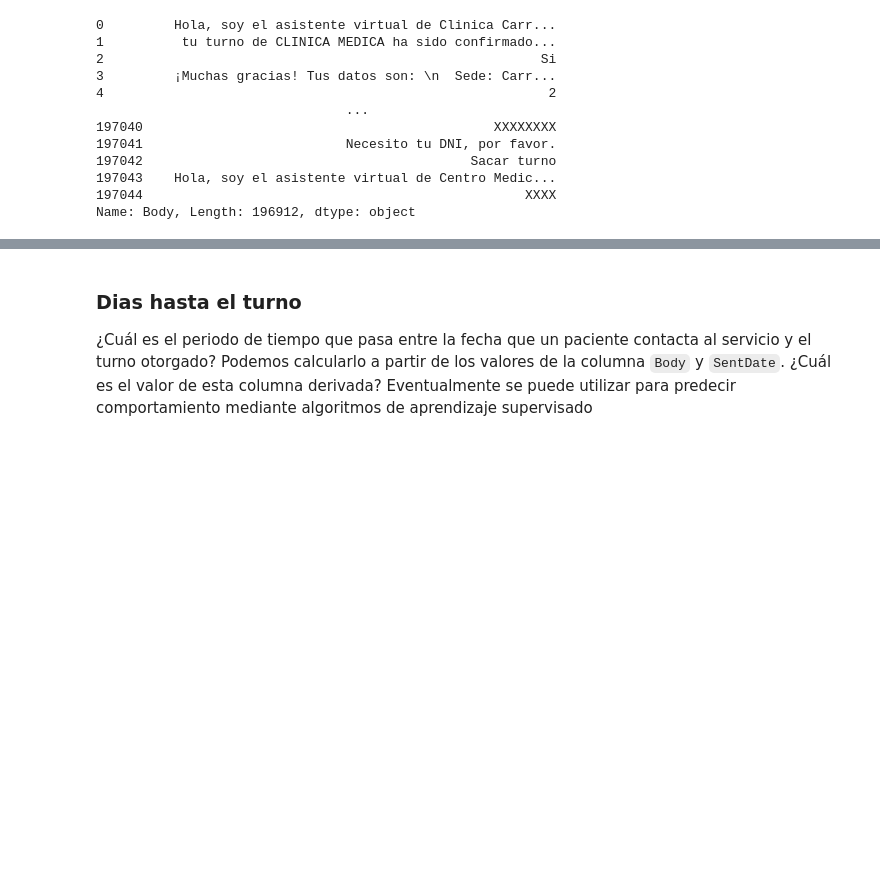
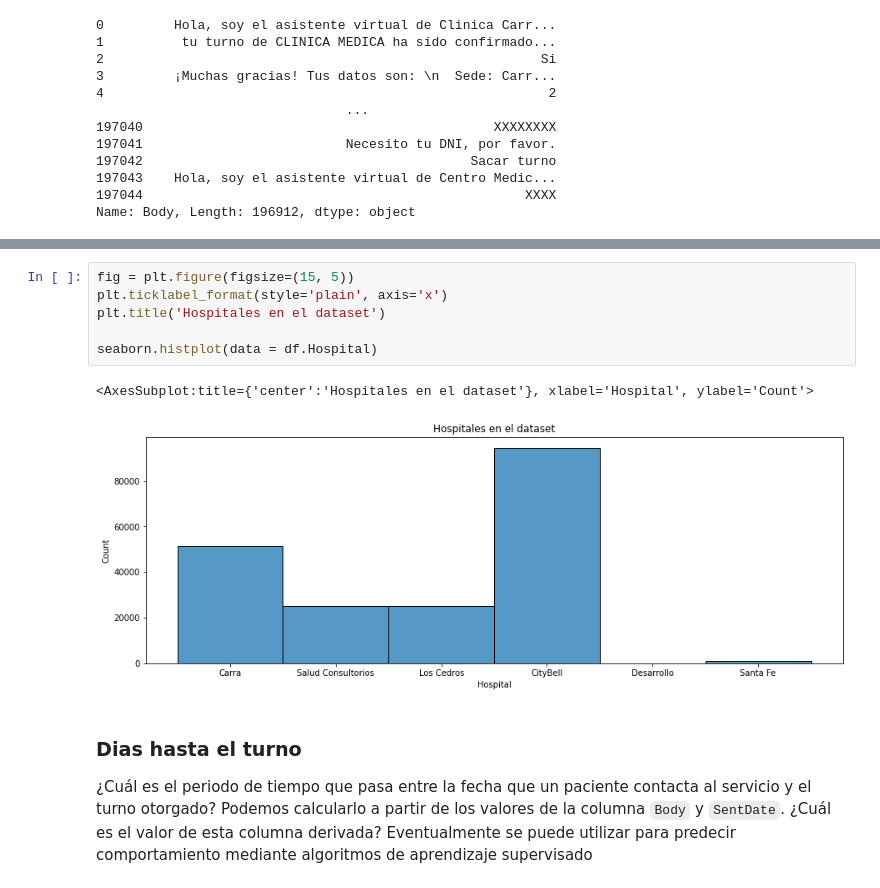
Before and after one commit to Tommmster/mentoria-diplodatos-chatbot, a Jupyter notebook: entrega_2/practico_2_t.ipynb, the cells around one changed output, grey strips where cells are left out. Saved outputs shown, nothing was run; the diff lists cells and outputs as text; blank space fills up the shorter version.

```diff
--- a/entrega_2/practico_2_t.ipynb
+++ b/entrega_2/practico_2_t.ipynb
@@ -351,3 +379,12 @@ Name: Body, Length: 196912, dtype: object
+# %%
+fig = plt.figure(figsize=(15, 5))
+plt.ticklabel_format(style='plain', axis='x')
+plt.title('Hospitales en el dataset')
+
+seaborn.histplot(data = df.Hospital)
+# %% [output]
+<AxesSubplot:title={'center':'Hospitales en el dataset'}, xlabel='Hospital', ylabel='Count'>
+[figure, added]
 # %% [markdown]
 ### Dias hasta el turno
 ¿Cuál es el periodo de tiempo que pasa entre la fecha que un paciente contacta al servicio y el turno otorgado? Podemos calcularlo a partir de los valores de la columna `Body` y `SentDate`. ¿Cuál es el valor de esta columna derivada? Eventualmente se puede utilizar para predecir comportamiento mediante algoritmos de aprendizaje supervisado
```
Also changed, not shown: parts of 21 cells of this notebook.
